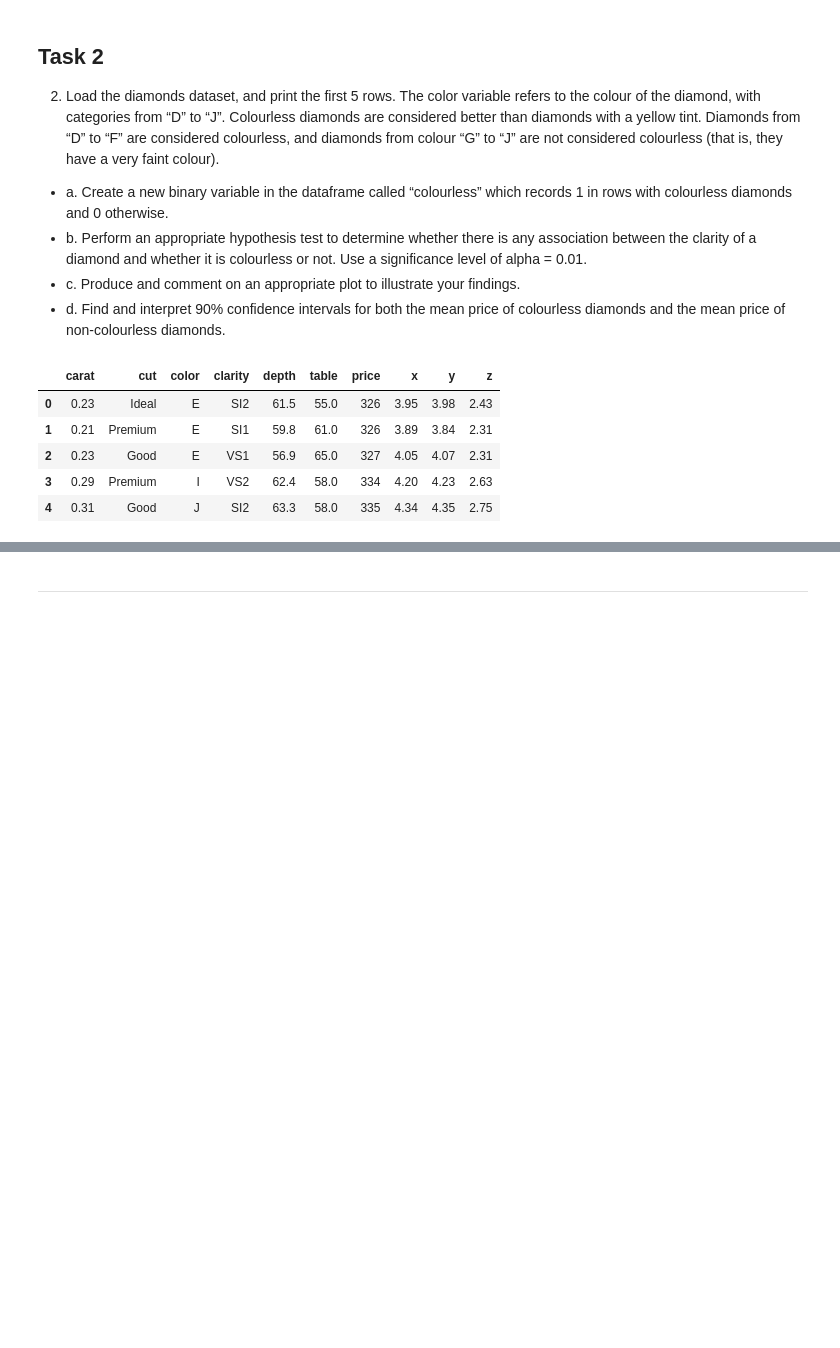
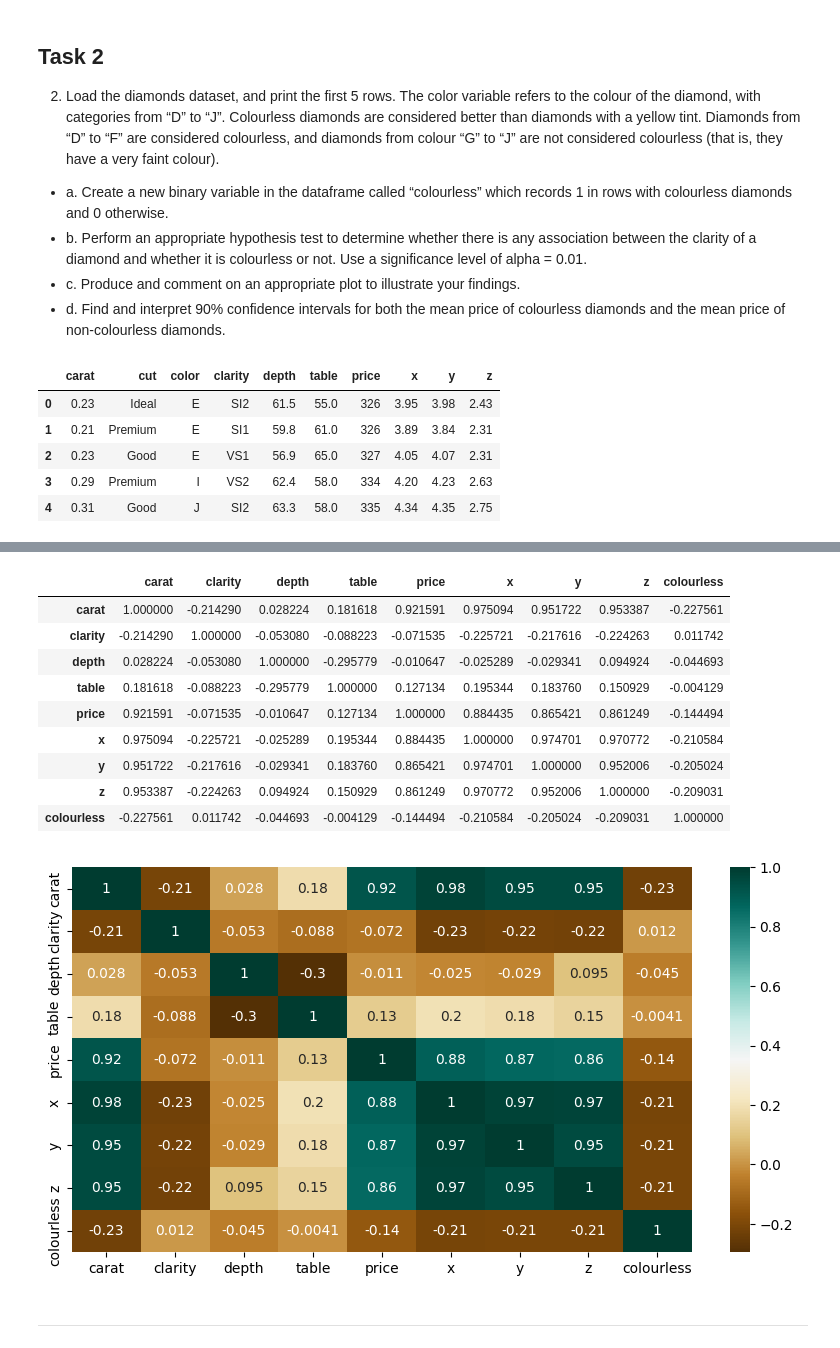
Before and after one commit to CristhianMacedo2024104/Statistical-Techniques-CA2, a Jupyter notebook: CristhianMacedo_StatisticalTecHDip_CA2.ipynb, the cells around one changed output, grey strips where cells are left out. Cells and saved outputs as stored; diff of their text form; code cells hidden in the pictures; blank space fills up the shorter version.

```diff
--- a/CristhianMacedo_StatisticalTecHDip_CA2.ipynb
+++ b/CristhianMacedo_StatisticalTecHDip_CA2.ipynb
@@ -329,3 +434,23 @@ task2.head()
+# %%
+numeric_cols = task2.select_dtypes(include = ['number'])
+
+plt.figure(figsize = (10, 5))
+correlation_matrix = numeric_cols.corr()
+
+sns.heatmap(correlation_matrix, cmap = "BrBG", annot = True)
+correlation_matrix
+# %% [output]
+|  | carat | clarity | depth | table | price | x | y | z | colourless |
+| carat | 1.000000 | -0.214290 | 0.028224 | 0.181618 | 0.921591 | 0.975094 | 0.951722 | 0.953387 | -0.227561 |
+| clarity | -0.214290 | 1.000000 | -0.053080 | -0.088223 | -0.071535 | -0.225721 | -0.217616 | -0.224263 | 0.011742 |
+| depth | 0.028224 | -0.053080 | 1.000000 | -0.295779 | -0.010647 | -0.025289 | -0.029341 | 0.094924 | -0.044693 |
+| table | 0.181618 | -0.088223 | -0.295779 | 1.000000 | 0.127134 | 0.195344 | 0.183760 | 0.150929 | -0.004129 |
+| price | 0.921591 | -0.071535 | -0.010647 | 0.127134 | 1.000000 | 0.884435 | 0.865421 | 0.861249 | -0.144494 |
+| x | 0.975094 | -0.225721 | -0.025289 | 0.195344 | 0.884435 | 1.000000 | 0.974701 | 0.970772 | -0.210584 |
+| y | 0.951722 | -0.217616 | -0.029341 | 0.183760 | 0.865421 | 0.974701 | 1.000000 | 0.952006 | -0.205024 |
+| z | 0.953387 | -0.224263 | 0.094924 | 0.150929 | 0.861249 | 0.970772 | 0.952006 | 1.000000 | -0.209031 |
+| colourless | -0.227561 | 0.011742 | -0.044693 | -0.004129 | -0.144494 | -0.210584 | -0.205024 | -0.209031 | 1.000000 |
+[figure, added]
 # %% [markdown]
 ---
 # %% [markdown]
```
Also changed, not shown: parts of 17 cells of this notebook.
